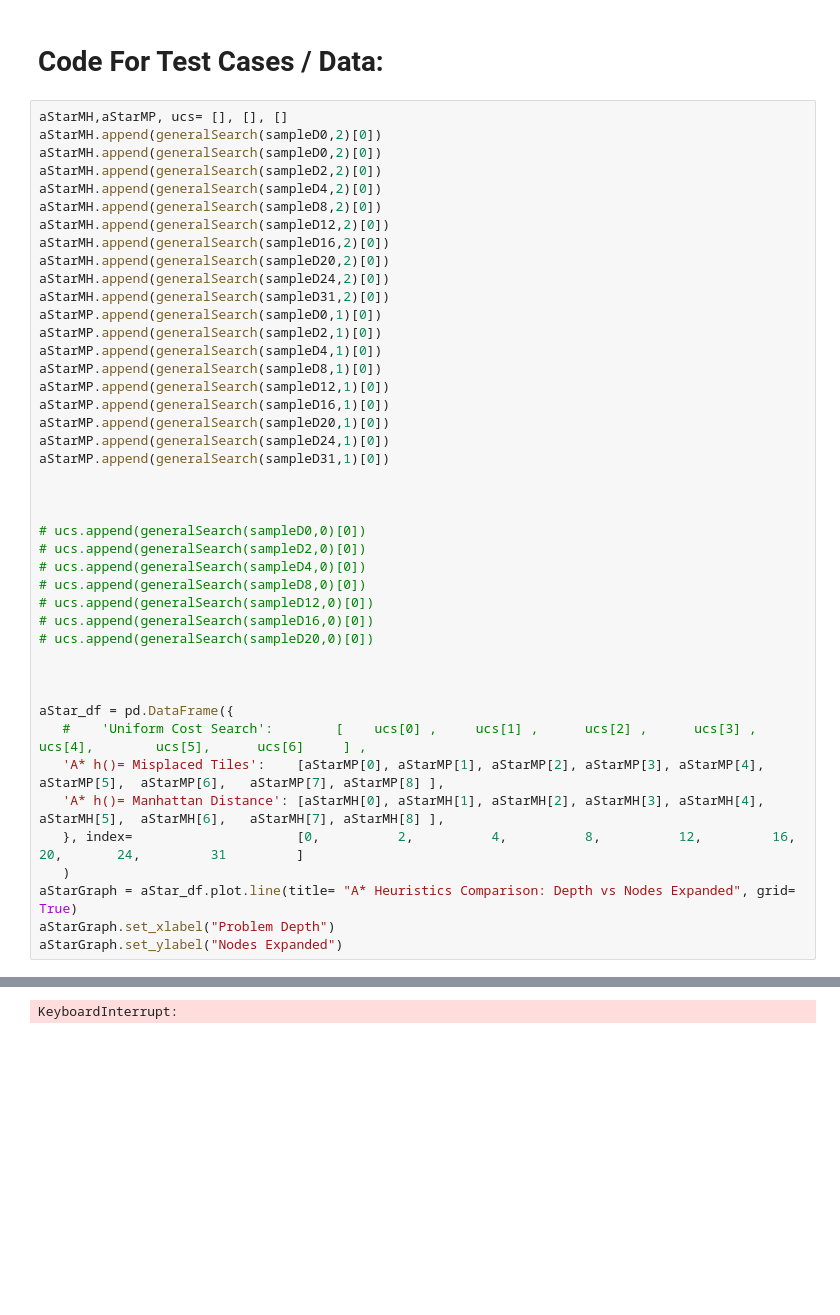
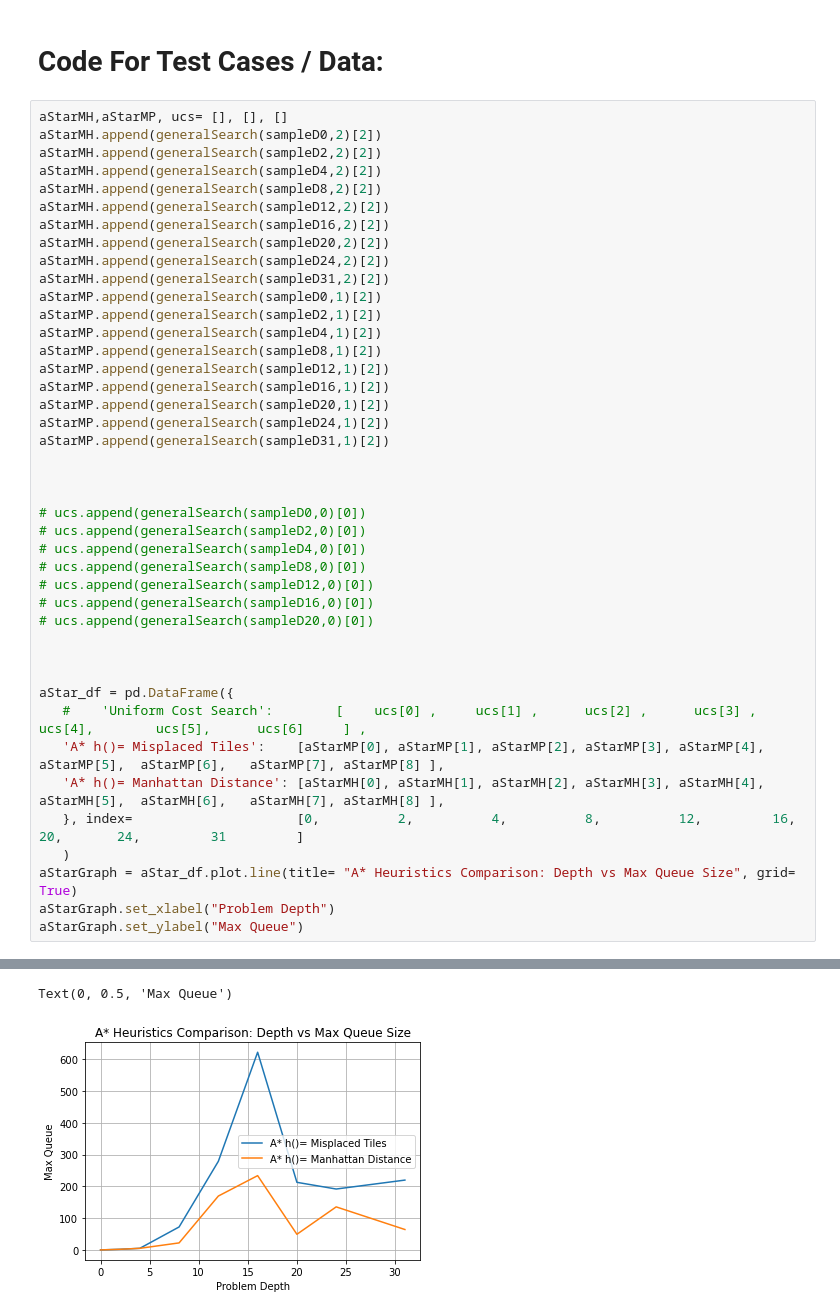
Before and after one commit to Koogleblitz/8-Puzzle-Search, a Jupyter notebook: eightPuzzle.ipynb, the cells around one changed output, grey strips where cells are left out. Drawn from its saved outputs; the diff is of its cells as text; blank space fills up the shorter version.

```diff
--- a/eightPuzzle.ipynb
+++ b/eightPuzzle.ipynb
@@ -420,25 +433,24 @@ Final State Reached | Nodes Expanded: 2565 |  Depth of Solution: 12 | max Queue
 # __Code For Test Cases / Data:__
 # %%
 aStarMH,aStarMP, ucs= [], [], []
-aStarMH.append(generalSearch(sampleD0,2)[0])
-aStarMH.append(generalSearch(sampleD0,2)[0])
-aStarMH.append(generalSearch(sampleD2,2)[0])
-aStarMH.append(generalSearch(sampleD4,2)[0])
-aStarMH.append(generalSearch(sampleD8,2)[0])
-aStarMH.append(generalSearch(sampleD12,2)[0])
-aStarMH.append(generalSearch(sampleD16,2)[0])
-aStarMH.append(generalSearch(sampleD20,2)[0])
-aStarMH.append(generalSearch(sampleD24,2)[0])
-aStarMH.append(generalSearch(sampleD31,2)[0])
-aStarMP.append(generalSearch(sampleD0,1)[0])
-aStarMP.append(generalSearch(sampleD2,1)[0])
-aStarMP.append(generalSearch(sampleD4,1)[0])
-aStarMP.append(generalSearch(sampleD8,1)[0])
-aStarMP.append(generalSearch(sampleD12,1)[0])
-aStarMP.append(generalSearch(sampleD16,1)[0])
-aStarMP.append(generalSearch(sampleD20,1)[0])
-aStarMP.append(generalSearch(sampleD24,1)[0])
-aStarMP.append(generalSearch(sampleD31,1)[0])
+aStarMH.append(generalSearch(sampleD0,2)[2])
+aStarMH.append(generalSearch(sampleD2,2)[2])
+aStarMH.append(generalSearch(sampleD4,2)[2])
+aStarMH.append(generalSearch(sampleD8,2)[2])
+aStarMH.append(generalSearch(sampleD12,2)[2])
+aStarMH.append(generalSearch(sampleD16,2)[2])
+aStarMH.append(generalSearch(sampleD20,2)[2])
+aStarMH.append(generalSearch(sampleD24,2)[2])
+aStarMH.append(generalSearch(sampleD31,2)[2])
+aStarMP.append(generalSearch(sampleD0,1)[2])
+aStarMP.append(generalSearch(sampleD2,1)[2])
+aStarMP.append(generalSearch(sampleD4,1)[2])
+aStarMP.append(generalSearch(sampleD8,1)[2])
+aStarMP.append(generalSearch(sampleD12,1)[2])
+aStarMP.append(generalSearch(sampleD16,1)[2])
+aStarMP.append(generalSearch(sampleD20,1)[2])
+aStarMP.append(generalSearch(sampleD24,1)[2])
+aStarMP.append(generalSearch(sampleD31,1)[2])
 
 
 
@@ -458,8 +470,8 @@ aStar_df = pd.DataFrame({
    'A* h()= Manhattan Distance': [aStarMH[0], aStarMH[1], aStarMH[2], aStarMH[3], aStarMH[4], aStarMH[5],  aStarMH[6],   aStarMH[7], aStarMH[8] ],
    }, index=                     [0,          2,          4,          8,          12,         16,              20,       24,         31         ]
    )
-aStarGraph = aStar_df.plot.line(title= "A* Heuristics Comparison: Depth vs Nodes Expanded", grid= True)
+aStarGraph = aStar_df.plot.line(title= "A* Heuristics Comparison: Depth vs Max Queue Size", grid= True)
 aStarGraph.set_xlabel("Problem Depth")
-aStarGraph.set_ylabel("Nodes Expanded")
+aStarGraph.set_ylabel("Max Queue")
 # %% [output]
 Final State Reached | Nodes Expanded: 0 |  Depth of Solution: 0 | max Queue size: 1
@@ -482 +494,2 @@ Final State Reached | Nodes Expanded: 438 |  Depth of Solution: 438 | max Queue
-KeyboardInterrupt:
+Text(0, 0.5, 'Max Queue')
+[figure, added]
```
Also changed, not shown: parts of 2 cells of this notebook, 2 other files.
